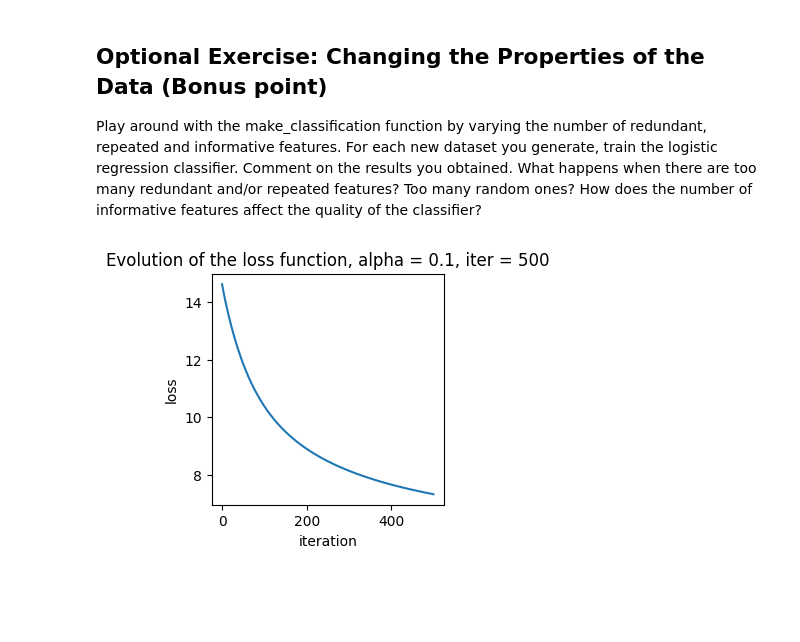
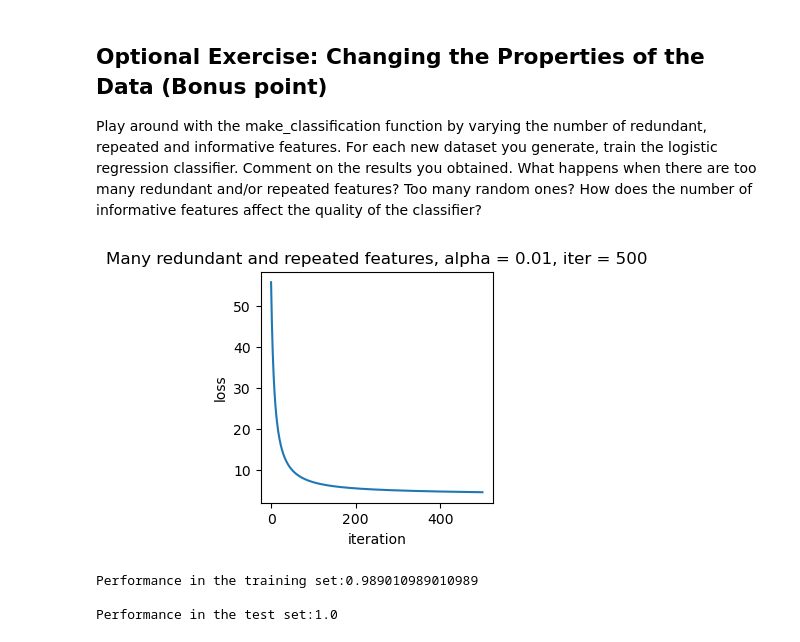
Before and after one commit to malis-course/MALIS, a Jupyter notebook: labs/lab2/lr/log_reg_solver.ipynb, the cells around one changed output. Saved outputs shown, nothing was run; the diff lists cells and outputs as text; code cells hidden in the pictures; blank space fills up the shorter version.

```diff
--- a/labs/lab2/lr/log_reg_solver.ipynb
+++ b/labs/lab2/lr/log_reg_solver.ipynb
@@ -314,7 +353,7 @@ The different number of iterations doesn't affect too much the results, a poor c
 Play around with the make_classification function by varying the number of redundant, repeated and informative features. For each new dataset you generate, train the logistic regression classifier. Comment on the results you obtained. What happens when there are too many redundant and/or repeated features? Too many random ones? How does the number of informative features affect the quality of the classifier?
 # %%
 # Define a function to avoid repeated code, we will use the same parameters
-def apply_log_reg_and_get_loss(X, y):
+def apply_log_reg_print_result(X, y, label):
     #First we split the data into two sets: training and testing (no validation set in this lab)
     X_tr, X_te, y_tr, y_te = train_test_split(X,y,test_size=0.1)
 
@@ -330,13 +369,21 @@ def apply_log_reg_and_get_loss(X, y):
     y_tr = y_tr.reshape((len(X_tr),1))
     y_te = y_te.reshape((len(X_te),1))
     #We fit the model using a learning rate of 0.1 and 500 iterations
-    values = logistic.fit(X_tr,y_tr, 0.1, 500)
-    return values
+    values = logistic.fit(X_tr,y_tr, 0.01, 500)
+
+    y_train_pred = logistic.predict(X_tr)
+    y_test_pred = logistic.predict(X_te)
+
+    plot_loss(label, values)
+
+    print(f'Performance in the training set:{f1_score(y_tr, y_train_pred)}\n')
+    print(f'Performance in the test set:{f1_score(y_te, y_test_pred)}\n')
 # %%
-X, y = make_classification(n_features=100, n_redundant=90, n_repeated=0, n_informative=1, n_classes=2, n_clusters_per_class=1)
+X, y = make_classification(n_features=100, n_redundant=45, n_repeated=45, n_informative=6, n_classes=2, n_clusters_per_class=1)
 
-values = apply_log_reg_and_get_loss(X, y)
-
-plot_loss('Evolution of the loss function, alpha = 0.1, iter = 500', values)
+apply_log_reg_print_result(X, y, 'Many redundant and repeated features, alpha = 0.01, iter = 500')
 # %% [output]
-[figure, old version]
+[figure, new version]
+Performance in the training set:0.989010989010989
+
+Performance in the test set:1.0
```
Also changed, not shown: parts of 12 cells of this notebook.
